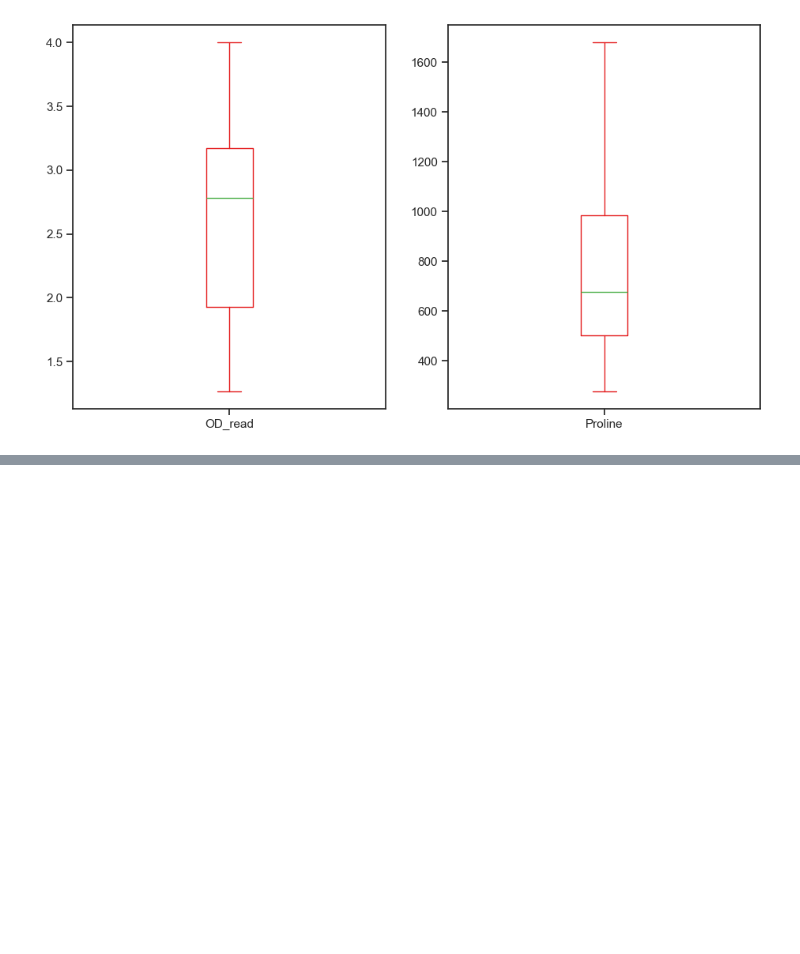
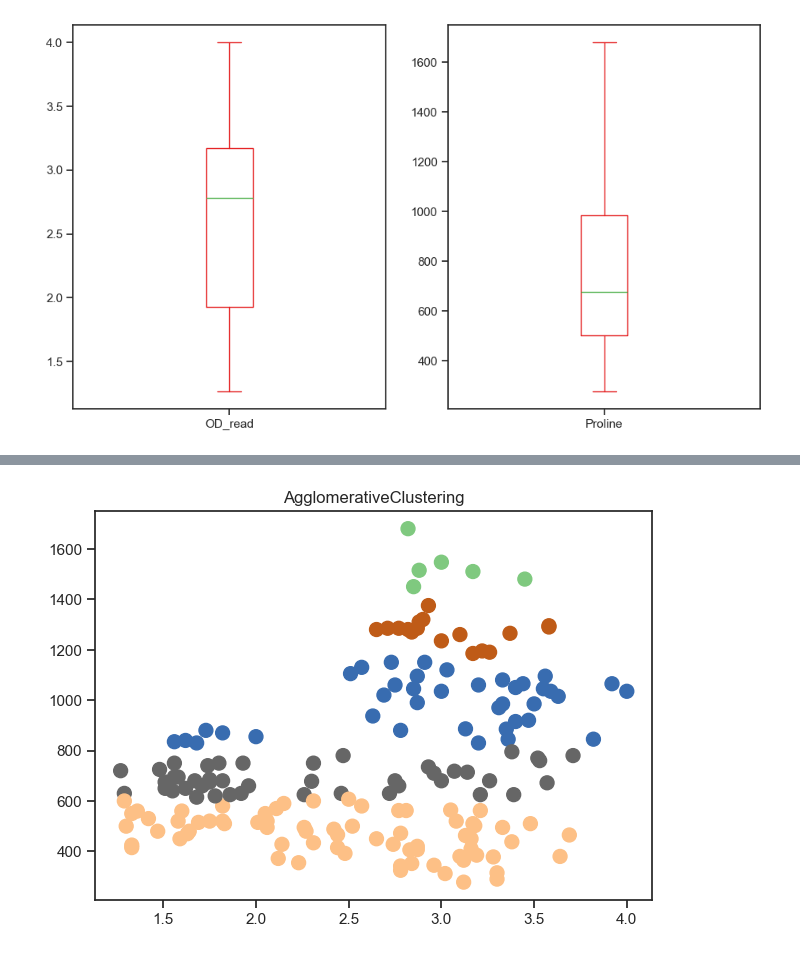
Before and after one commit to Srimanrao07/Wine_Analysis, a Jupyter notebook: Wine_detection.ipynb, the cells around one changed output, grey strips where cells are left out. Cells and saved outputs as stored; diff of their text form; code cells hidden in the pictures; blank space fills up the shorter version.

```diff
--- a/Wine_detection.ipynb
+++ b/Wine_detection.ipynb
@@ -109,0 +135,3 @@ dtype: object
+# %%
+ac = AgglomerativeClustering(5, linkage= "average")
+ac_cluster = ac.fit_predict(df1)
@@ -109,0 +179,7 @@ dtype: object
+# %%
+plt.figure(1)
+plt.title("AgglomerativeClustering")
+plt.scatter(df1['OD_read'],df1['Proline'],c = ac_cluster , s = 100, cmap= "Accent")
+plt.show()
+# %% [output]
+[figure, added]
```
Also changed, not shown: parts of 20 cells of this notebook, 1 other file.
